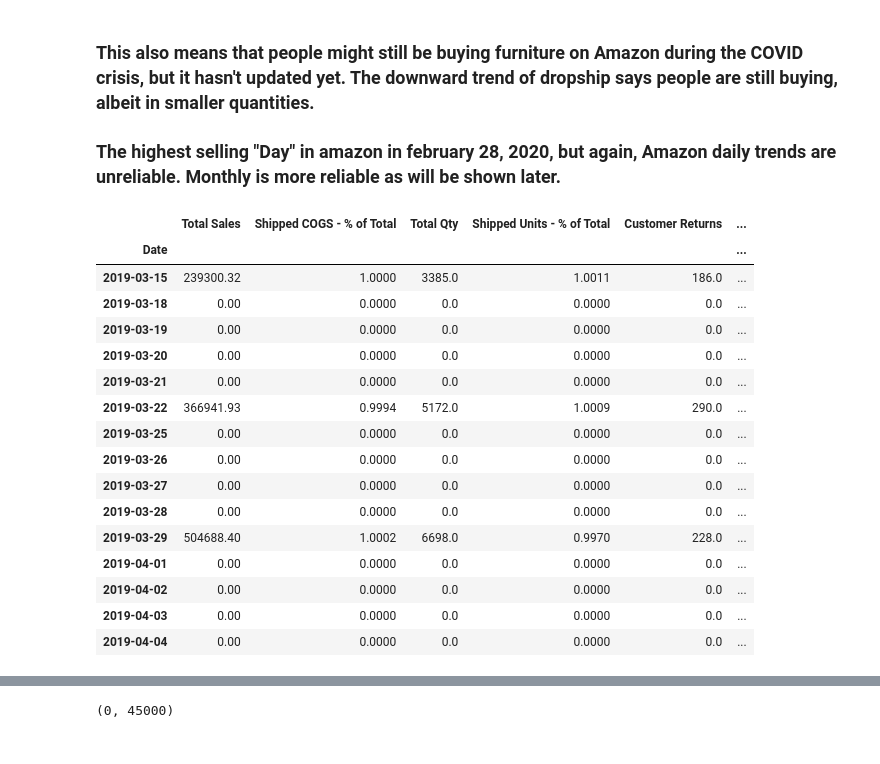
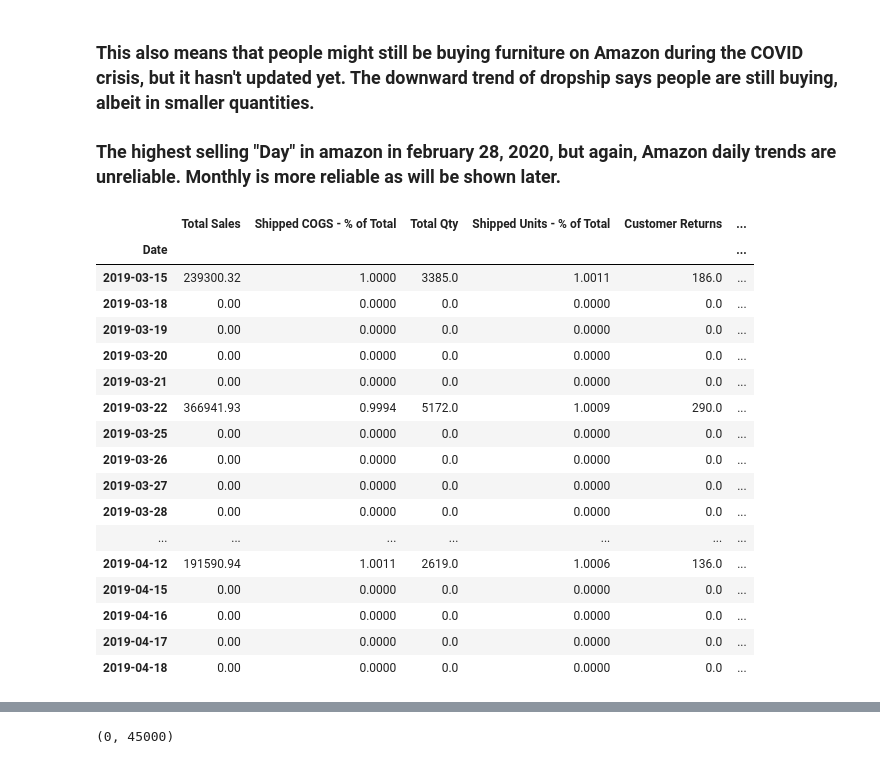
Before and after one commit to hjeffreywang/Amazon-Sales-Analysis, a Jupyter notebook: Data_exploration_transformation.ipynb, the cells around one changed output, grey strips where cells are left out. Saved outputs shown, nothing was run; the diff lists cells and outputs as text; code cells hidden in the pictures.

```diff
--- a/Data_exploration_transformation.ipynb
+++ b/Data_exploration_transformation.ipynb
@@ -85,22 +85,23 @@ drpshp_timeseries.set_ylim(0,45000)
 ### The highest selling "Day" in amazon in february 28, 2020, but again, Amazon daily trends are unreliable. Monthly is more reliable as will be shown later.
 # %%
 dated=df.groupby(['Date']).sum()
-dated.iloc[10:25]
+dated.iloc[10:35]
 # %% [output]
 |  | Total Sales | Shipped COGS - % of Total | Total Qty | Shipped Units - % of Total | Customer Returns | ... |
 | Date |  |  |  |  |  | ... |
 | 2019-03-15 | 239300.32 | 1.0000 | 3385.0 | 1.0011 | 186.0 | ... |
 | 2019-03-18 | 0.00 | 0.0000 | 0.0 | 0.0000 | 0.0 | ... |
 | 2019-03-19 | 0.00 | 0.0000 | 0.0 | 0.0000 | 0.0 | ... |
 | 2019-03-20 | 0.00 | 0.0000 | 0.0 | 0.0000 | 0.0 | ... |
 | 2019-03-21 | 0.00 | 0.0000 | 0.0 | 0.0000 | 0.0 | ... |
 | 2019-03-22 | 366941.93 | 0.9994 | 5172.0 | 1.0009 | 290.0 | ... |
 | 2019-03-25 | 0.00 | 0.0000 | 0.0 | 0.0000 | 0.0 | ... |
 | 2019-03-26 | 0.00 | 0.0000 | 0.0 | 0.0000 | 0.0 | ... |
 | 2019-03-27 | 0.00 | 0.0000 | 0.0 | 0.0000 | 0.0 | ... |
 | 2019-03-28 | 0.00 | 0.0000 | 0.0 | 0.0000 | 0.0 | ... |
-| 2019-03-29 | 504688.40 | 1.0002 | 6698.0 | 0.9970 | 228.0 | ... |
-| 2019-04-01 | 0.00 | 0.0000 | 0.0 | 0.0000 | 0.0 | ... |
-| 2019-04-02 | 0.00 | 0.0000 | 0.0 | 0.0000 | 0.0 | ... |
-| 2019-04-03 | 0.00 | 0.0000 | 0.0 | 0.0000 | 0.0 | ... |
-| 2019-04-04 | 0.00 | 0.0000 | 0.0 | 0.0000 | 0.0 | ... |
+| ... | ... | ... | ... | ... | ... | ... |
+| 2019-04-12 | 191590.94 | 1.0011 | 2619.0 | 1.0006 | 136.0 | ... |
+| 2019-04-15 | 0.00 | 0.0000 | 0.0 | 0.0000 | 0.0 | ... |
+| 2019-04-16 | 0.00 | 0.0000 | 0.0 | 0.0000 | 0.0 | ... |
+| 2019-04-17 | 0.00 | 0.0000 | 0.0 | 0.0000 | 0.0 | ... |
+| 2019-04-18 | 0.00 | 0.0000 | 0.0 | 0.0000 | 0.0 | ... |
```
Also changed, not shown: parts of 4 cells of this notebook.
